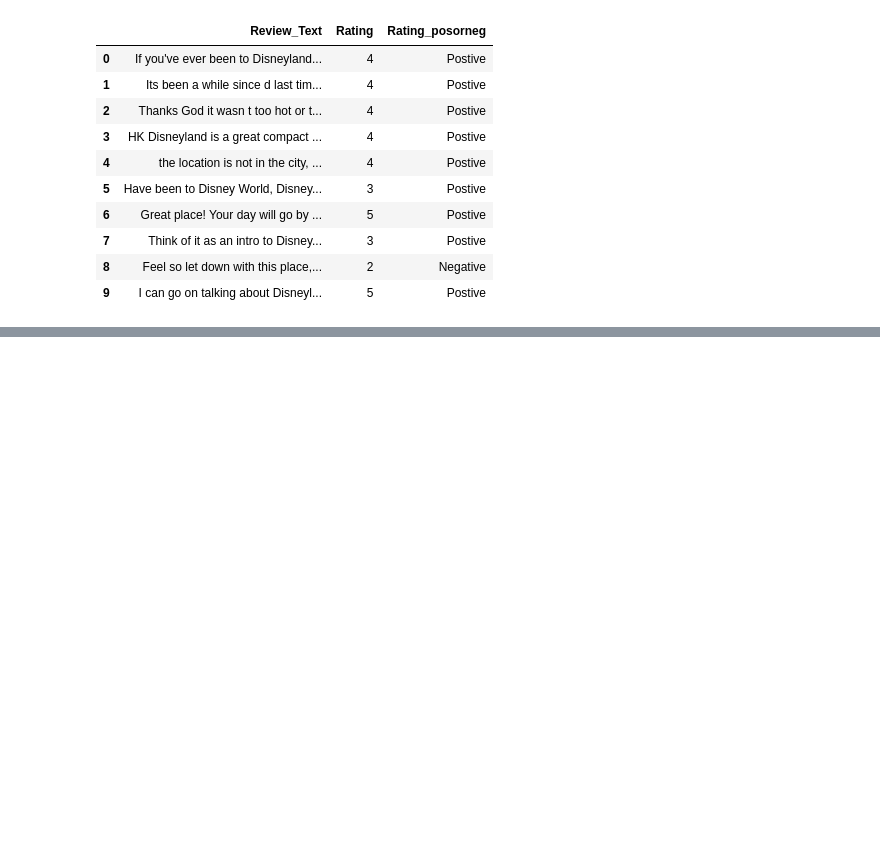
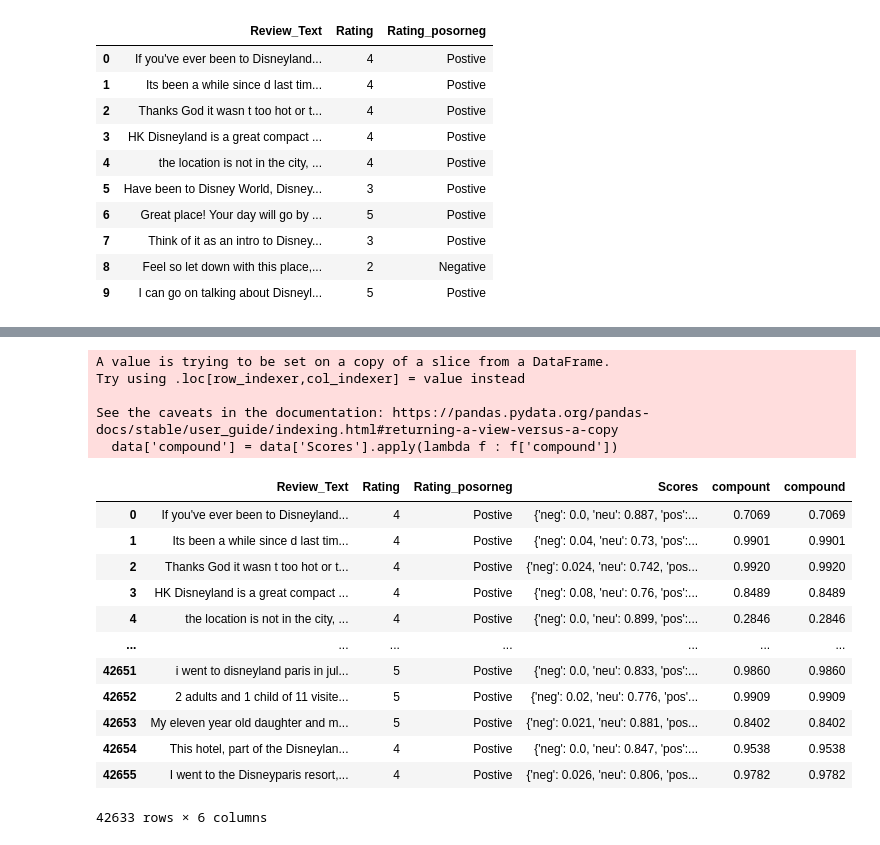
Before and after one commit to ijazkhan101/Data-Science-Projects-01---Data-Analysis---Machine-Learning, a Jupyter notebook: Disneyland Reviews Sentiment analysis and classification/disney_land_reviews.ipynb, the cells around one changed output, grey strips where cells are left out. Cells and saved outputs as stored; diff of their text form; code cells hidden in the pictures; blank space fills up the shorter version.

```diff
--- a/Disneyland Reviews Sentiment analysis and classification/disney_land_reviews.ipynb
+++ b/Disneyland Reviews Sentiment analysis and classification/disney_land_reviews.ipynb
@@ -202,0 +214,3 @@ data.head(10)
+# %%
+from nltk.sentiment.vader import SentimentIntensityAnalyzer
+sentanalyze =SentimentIntensityAnalyzer()
@@ -202,0 +247,24 @@ data.head(10)
+# %%
+data['compound'] = data['Scores'].apply(lambda f : f['compound'])
+# %% [output]
+A value is trying to be set on a copy of a slice from a DataFrame.
+Try using .loc[row_indexer,col_indexer] = value instead
+
+See the caveats in the documentation: https://pandas.pydata.org/pandas-docs/stable/user_guide/indexing.html#returning-a-view-versus-a-copy
+  data['compound'] = data['Scores'].apply(lambda f : f['compound'])
+# %%
+data
+# %% [output]
+|  | Review_Text | Rating | Rating_posorneg | Scores | compount | compound |
+| 0 | If you've ever been to Disneyland... | 4 | Postive | {'neg': 0.0, 'neu': 0.887, 'pos':... | 0.7069 | 0.7069 |
+| 1 | Its been a while since d last tim... | 4 | Postive | {'neg': 0.04, 'neu': 0.73, 'pos':... | 0.9901 | 0.9901 |
+| 2 | Thanks God it wasn t too hot or t... | 4 | Postive | {'neg': 0.024, 'neu': 0.742, 'pos... | 0.9920 | 0.9920 |
+| 3 | HK Disneyland is a great compact ... | 4 | Postive | {'neg': 0.08, 'neu': 0.76, 'pos':... | 0.8489 | 0.8489 |
+| 4 | the location is not in the city, ... | 4 | Postive | {'neg': 0.0, 'neu': 0.899, 'pos':... | 0.2846 | 0.2846 |
+| ... | ... | ... | ... | ... | ... | ... |
+| 42651 | i went to disneyland paris in jul... | 5 | Postive | {'neg': 0.0, 'neu': 0.833, 'pos':... | 0.9860 | 0.9860 |
+| 42652 | 2 adults and 1 child of 11 visite... | 5 | Postive | {'neg': 0.02, 'neu': 0.776, 'pos'... | 0.9909 | 0.9909 |
+| 42653 | My eleven year old daughter and m... | 5 | Postive | {'neg': 0.021, 'neu': 0.881, 'pos... | 0.8402 | 0.8402 |
+| 42654 | This hotel, part of the Disneylan... | 4 | Postive | {'neg': 0.0, 'neu': 0.847, 'pos':... | 0.9538 | 0.9538 |
+| 42655 | I went to the Disneyparis resort,... | 4 | Postive | {'neg': 0.026, 'neu': 0.806, 'pos... | 0.9782 | 0.9782 |
+42633 rows × 6 columns
```
Also changed, not shown: parts of 30 cells of this notebook.
